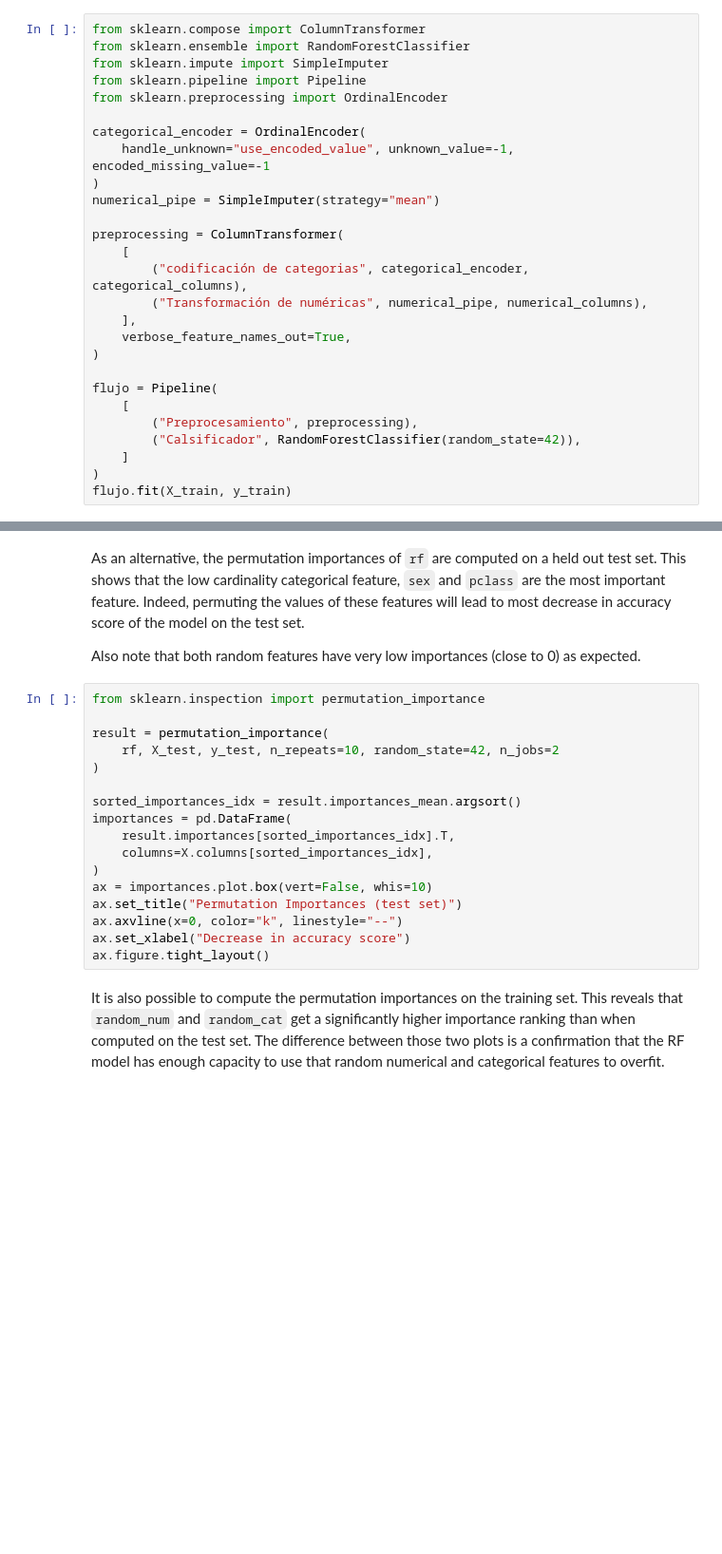
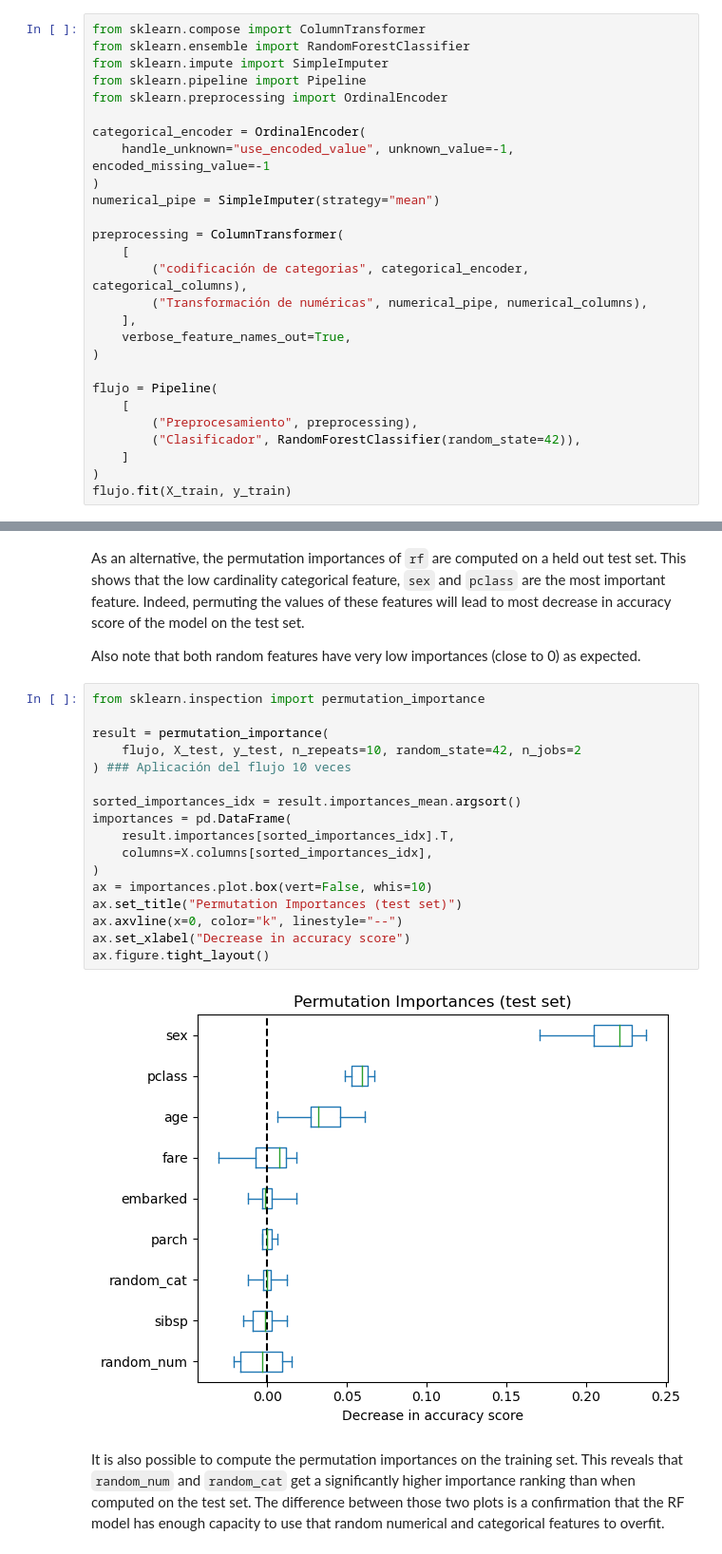
Before and after one commit to DiegoCorredor724/Proyecto1, a Jupyter notebook: Código/plot_permutation_importance.ipynb, the cells around one changed output, grey strips where cells are left out. Shown at 95% size. Saved outputs shown, nothing was run; the diff lists cells and outputs as text; blank space fills up the shorter version.

```diff
--- a/Código/plot_permutation_importance.ipynb
+++ b/Código/plot_permutation_importance.ipynb
@@ -96,7 +96,7 @@ preprocessing = ColumnTransformer(
 flujo = Pipeline(
     [
         ("Preprocesamiento", preprocessing),
-        ("Calsificador", RandomForestClassifier(random_state=42)),
+        ("Clasificador", RandomForestClassifier(random_state=42)),
     ]
 )
 flujo.fit(X_train, y_train)
@@ -181,20 +234,22 @@ expected.
 # %%
 from sklearn.inspection import permutation_importance
 
 result = permutation_importance(
-    rf, X_test, y_test, n_repeats=10, random_state=42, n_jobs=2
-)
+    flujo, X_test, y_test, n_repeats=10, random_state=42, n_jobs=2
+) ### Aplicación del flujo 10 veces
 
 sorted_importances_idx = result.importances_mean.argsort()
 importances = pd.DataFrame(
     result.importances[sorted_importances_idx].T,
     columns=X.columns[sorted_importances_idx],
 )
 ax = importances.plot.box(vert=False, whis=10)
 ax.set_title("Permutation Importances (test set)")
 ax.axvline(x=0, color="k", linestyle="--")
 ax.set_xlabel("Decrease in accuracy score")
 ax.figure.tight_layout()
+# %% [output]
+[figure, added]
 # %% [markdown]
 It is also possible to compute the permutation importances on the training
 set. This reveals that `random_num` and `random_cat` get a significantly
```
Also changed, not shown: parts of 13 cells of this notebook.
